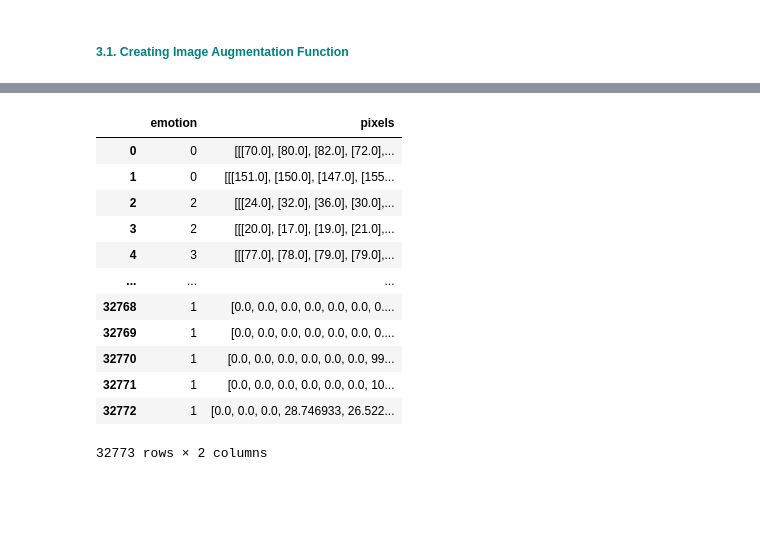
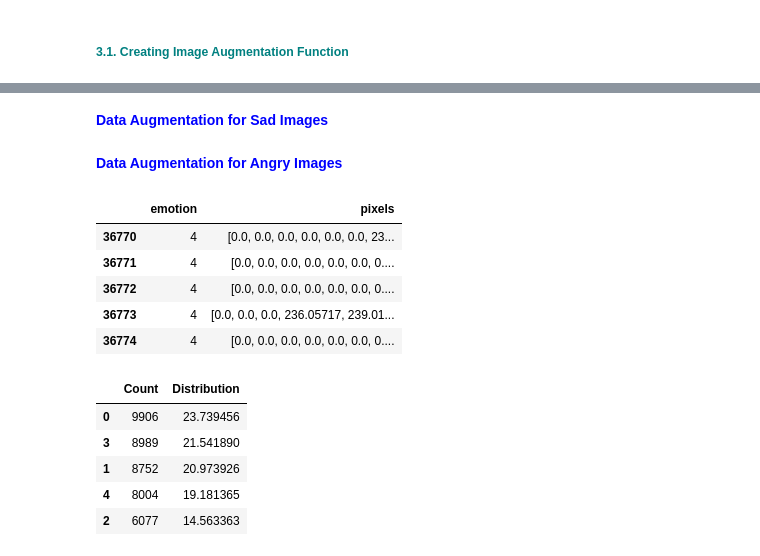
Before and after one commit to sabheen9/CapStone3-Facial_Expression_Classification, a Jupyter notebook: notebooks/Facial_Expression_Classification.ipynb, the cells around one changed output, grey strips where cells are left out. Saved outputs shown, nothing was run; the diff lists cells and outputs as text; code cells hidden in the pictures; blank space fills up the shorter version.

```diff
--- a/notebooks/Facial_Expression_Classification.ipynb
+++ b/notebooks/Facial_Expression_Classification.ipynb
@@ -180,4 +179,4 @@ def image_augmentation(augmentation_num,Images,emotion_label):
 # %%
 disgust_images=df[df['emotion']==1]
-disgust_images.count()
-disgust_images['pixels']
+augmented_disgust=image_augmentation(15,disgust_images['pixels'],1)
+df = pd.concat([df, augmented_disgust], ignore_index=True)
@@ -260,21 +183,35 @@ df
-# %%
-augmented_df=image_augmentation(15,disgust_images['pixels'],1)
-
-# Concatenate the augmented DataFrame with your original DataFrame 'df'
-df = pd.concat([df, augmented_df], ignore_index=True)
+# %% [markdown]
+**<font color='blue'> Data Augmentation for Sad Images </font>**
+# %%
+sad_images=df[df['emotion']==4]
+augmented_sad=image_augmentation(1,sad_images['pixels'],4)
+df = pd.concat([df, augmented_sad], ignore_index=True)
+# %% [markdown]
+**<font color='blue'> Data Augmentation for Angry Images </font>**
+# %%
+angry_images=df[df['emotion']==0]
+augmented_angry=image_augmentation(1,angry_images['pixels'],0)
+df = pd.concat([df, augmented_angry], ignore_index=True)
 # %%
-df
+df.tail()
 # %% [output]
 |  | emotion | pixels |
-| 0 | 0 | [[[70.0], [80.0], [82.0], [72.0],... |
-| 1 | 0 | [[[151.0], [150.0], [147.0], [155... |
-| 2 | 2 | [[[24.0], [32.0], [36.0], [30.0],... |
-| 3 | 2 | [[[20.0], [17.0], [19.0], [21.0],... |
-| 4 | 3 | [[[77.0], [78.0], [79.0], [79.0],... |
-| ... | ... | ... |
-| 32768 | 1 | [0.0, 0.0, 0.0, 0.0, 0.0, 0.0, 0.... |
-| 32769 | 1 | [0.0, 0.0, 0.0, 0.0, 0.0, 0.0, 0.... |
-| 32770 | 1 | [0.0, 0.0, 0.0, 0.0, 0.0, 0.0, 99... |
-| 32771 | 1 | [0.0, 0.0, 0.0, 0.0, 0.0, 0.0, 10... |
-| 32772 | 1 | [0.0, 0.0, 0.0, 28.746933, 26.522... |
+| 36770 | 4 | [0.0, 0.0, 0.0, 0.0, 0.0, 0.0, 23... |
+| 36771 | 4 | [0.0, 0.0, 0.0, 0.0, 0.0, 0.0, 0.... |
+| 36772 | 4 | [0.0, 0.0, 0.0, 0.0, 0.0, 0.0, 0.... |
+| 36773 | 4 | [0.0, 0.0, 0.0, 236.05717, 239.01... |
+| 36774 | 4 | [0.0, 0.0, 0.0, 0.0, 0.0, 0.0, 0.... |
-32773 rows × 2 columns
+# %%
+#emotions = {0: 'Angry', 1: 'Disgust', 2: 'Fear', 3: 'Happy', 4: 'Sad'}
+a= df['emotion'].value_counts().rename('Count')
+b= (df['emotion'].value_counts(normalize = True)*100).rename('Distribution')
+temp=pd.concat([a,b], axis = 1)
+#temp.index = ['Happy','Fear','Angry','Sad','Disgust']
+temp
+# %% [output]
+|  | Count | Distribution |
+| 0 | 9906 | 23.739456 |
+| 3 | 8989 | 21.541890 |
+| 1 | 8752 | 20.973926 |
+| 4 | 8004 | 19.181365 |
+| 2 | 6077 | 14.563363 |
```
Also changed, not shown: parts of 7 cells of this notebook.
